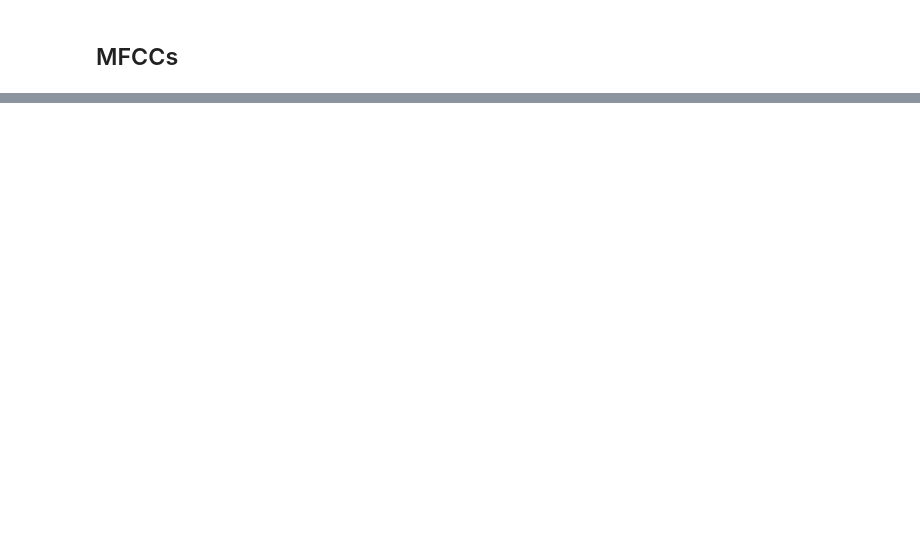
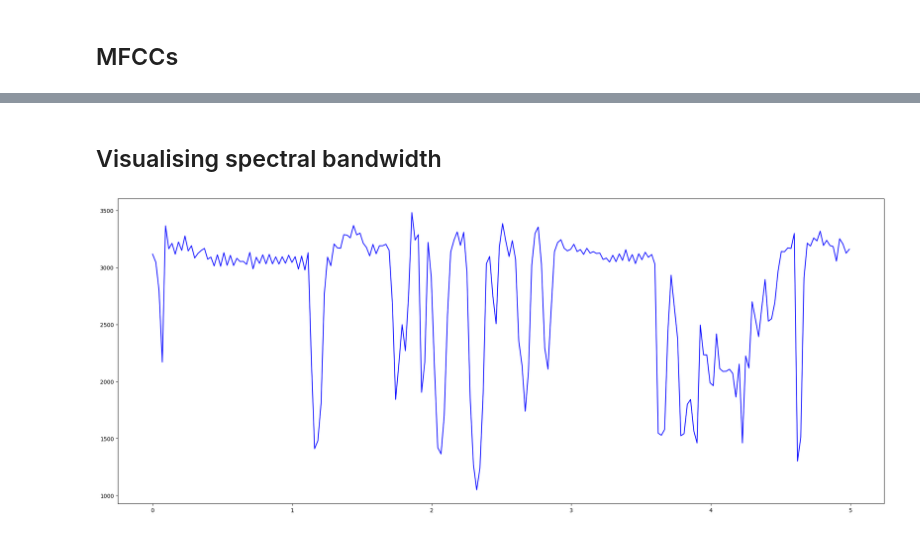
Before and after one commit to batres311/GraficaAudio, a Jupyter notebook: LibrosaGraficas.ipynb, the cells around one changed output, grey strips where cells are left out. Drawn from its saved outputs; the diff is of its cells as text; code cells hidden in the pictures; blank space fills up the shorter version.

```diff
--- a/LibrosaGraficas.ipynb
+++ b/LibrosaGraficas.ipynb
@@ -194,0 +297,2 @@ plt.close()
+# %%
+ban_y = librosa.feature.spectral_bandwidth(y=y, sr=sr, n_fft=FRAME_SIZE, hop_length=HOP_LENGTH)[0]
@@ -194,0 +303,9 @@ plt.close()
+# %% [markdown]
+## Visualising spectral bandwidth
+# %%
+plt.figure(figsize=(25,10))
+
+plt.plot(t, ban_y, color='b')
+plt.show()
+# %% [output]
+[figure, added]
```
Also changed, not shown: parts of 25 cells of this notebook, 9 other files.
